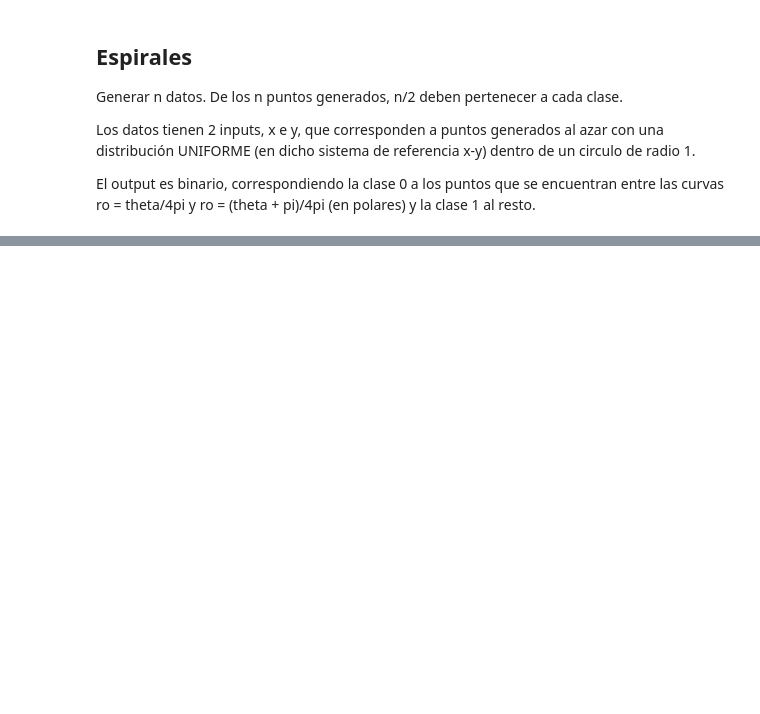
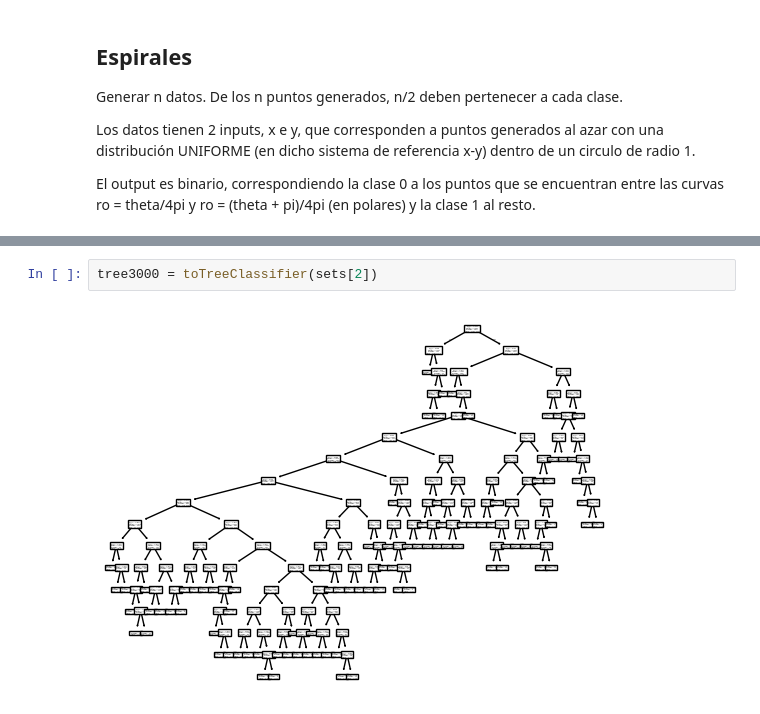
Before and after one commit to Martin-Binner/IA, a Jupyter notebook: ML/IIA24_ML_Generacion.ipynb, the cells around one changed output, grey strips where cells are left out. Drawn from its saved outputs; the diff is of its cells as text; blank space fills up the shorter version.

```diff
--- a/ML/IIA24_ML_Generacion.ipynb
+++ b/ML/IIA24_ML_Generacion.ipynb
@@ -219,0 +256,4 @@ plt.show()
+# %%
+tree3000 = toTreeClassifier(sets[2])
+# %% [output]
+[figure, added]
```
Also changed, not shown: parts of 15 cells of this notebook, 1 other file.
